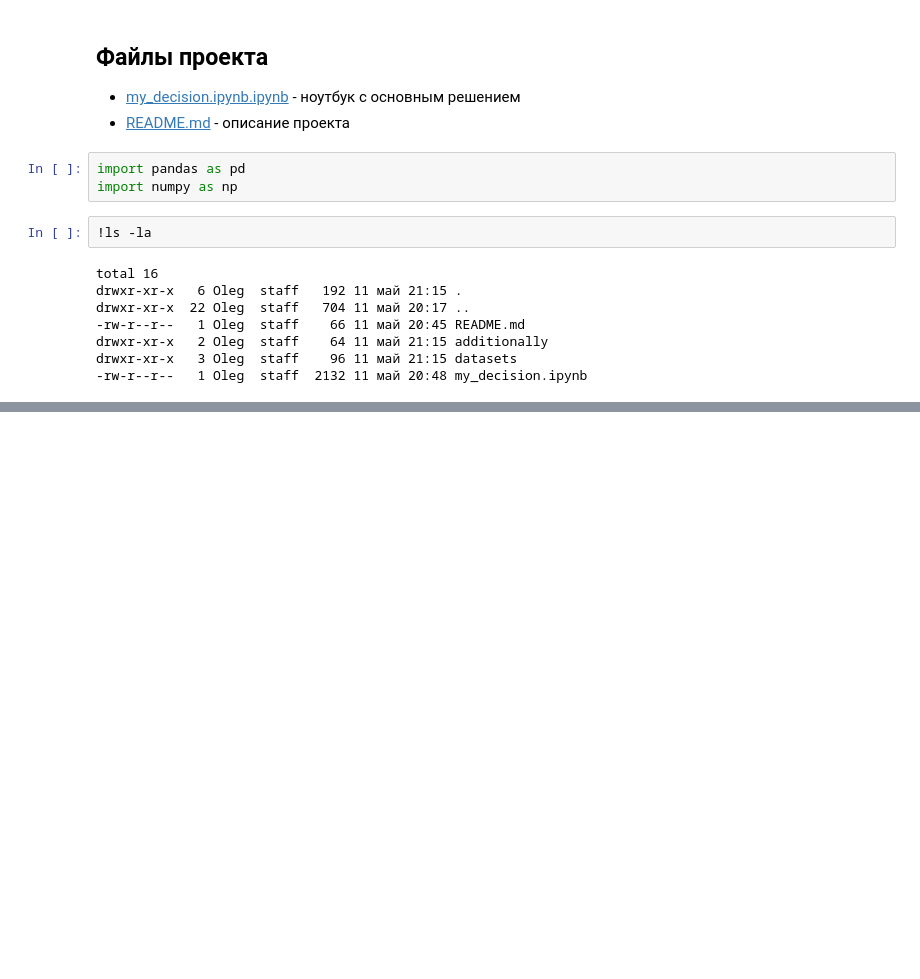
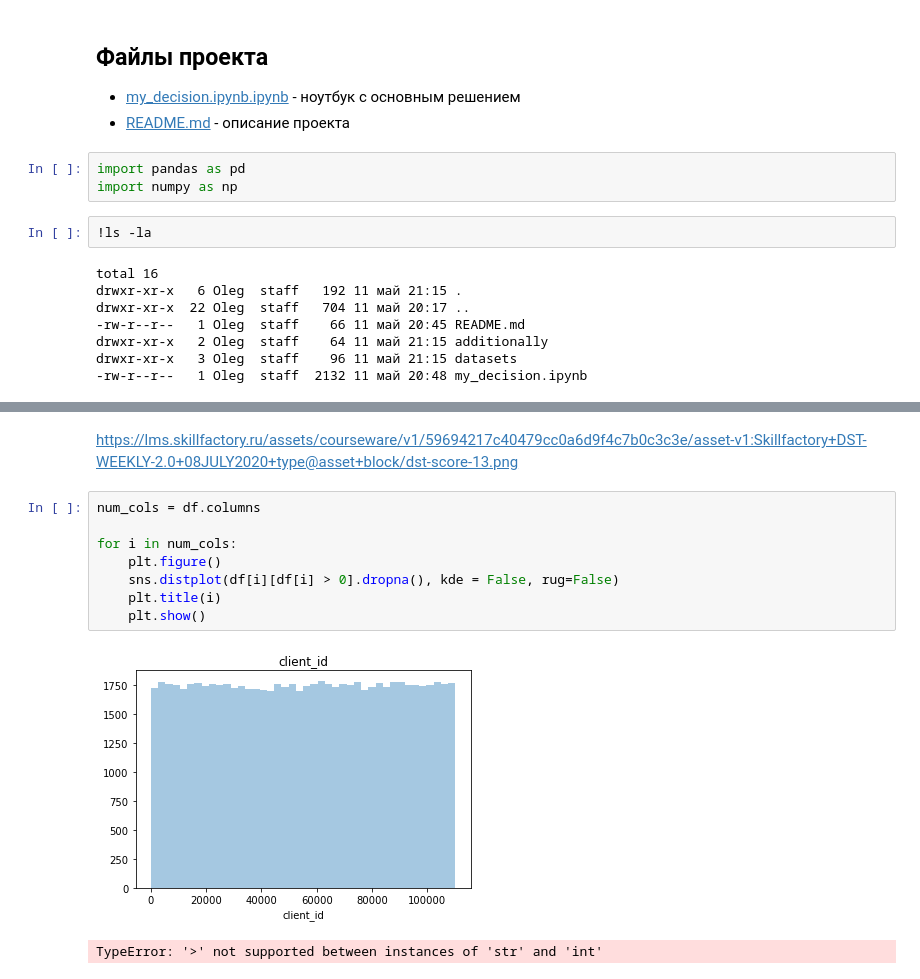
Before and after one commit to bi01/skillfactory_ds, a Jupyter notebook: module_4/my_decision.ipynb, the cells around one changed output, grey strips where cells are left out. Drawn from its saved outputs; the diff is of its cells as text; blank space fills up the shorter version.

```diff
--- a/module_4/my_decision.ipynb
+++ b/module_4/my_decision.ipynb
@@ -28,0 +170,13 @@ NameError: name 'df' is not defined
+# %% [markdown]
+https://lms.skillfactory.ru/assets/courseware/v1/59694217c40479cc0a6d9f4c7b0c3c3e/asset-v1:Skillfactory+DST-WEEKLY-2.0+08JULY2020+type@asset+block/dst-score-13.png
+# %%
+num_cols = df.columns
+
+for i in num_cols:
+    plt.figure()
+    sns.distplot(df[i][df[i] > 0].dropna(), kde = False, rug=False)
+    plt.title(i)
+    plt.show()
+# %% [output]
+[figure, added]
+TypeError: '>' not supported between instances of 'str' and 'int'
```
Also changed, not shown: parts of 11 cells of this notebook.
